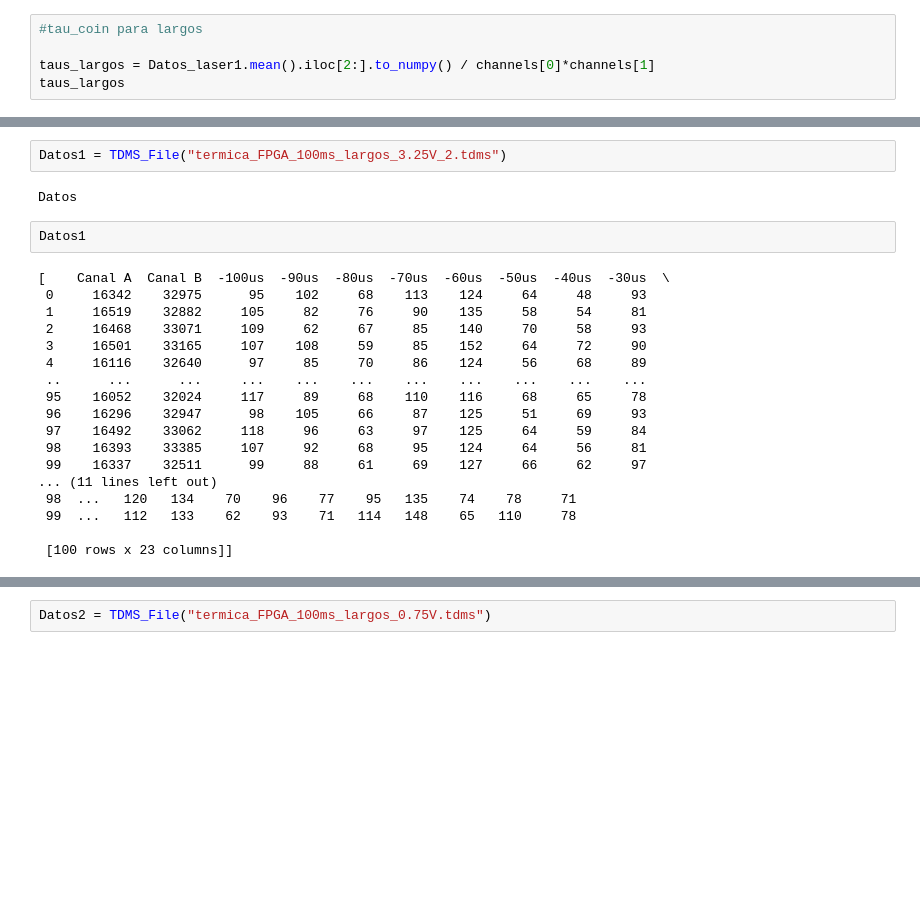
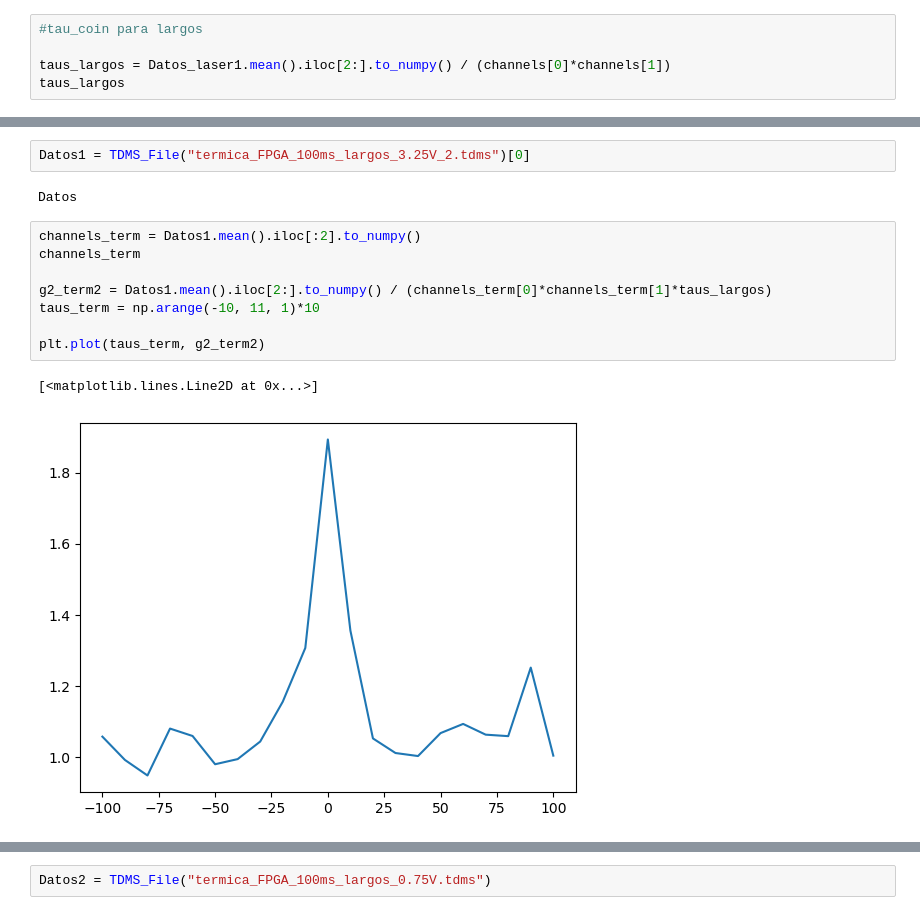
Before and after one commit to ThomasAnkhe/Quantum_Optics_Lab, a Jupyter notebook: 4.Correlation_function/Medicion_g(2).ipynb, the cells around one changed output, grey strips where cells are left out. Drawn from its saved outputs; the diff is of its cells as text; blank space fills up the shorter version.

```diff
--- a/4.Correlation_function/Medicion_g(2).ipynb
+++ b/4.Correlation_function/Medicion_g(2).ipynb
@@ -83,6 +99,6 @@ array([47124.7       , 89291.28333333])
 # %%
 #tau_coin para largos
 
-taus_largos = Datos_laser1.mean().iloc[2:].to_numpy() / channels[0]*channels[1]
+taus_largos = Datos_laser1.mean().iloc[2:].to_numpy() / (channels[0]*channels[1])
 taus_largos
 # %% [output]
@@ -136,26 +152,17 @@ plt.plot(taussss, g2_term)
 [<matplotlib.lines.Line2D at 0x...>]
 [figure]
 # %%
-Datos1 = TDMS_File("termica_FPGA_100ms_largos_3.25V_2.tdms")
+Datos1 = TDMS_File("termica_FPGA_100ms_largos_3.25V_2.tdms")[0]
 # %% [output]
 Datos
 # %%
-Datos1
+channels_term = Datos1.mean().iloc[:2].to_numpy()
+channels_term
+
+g2_term2 = Datos1.mean().iloc[2:].to_numpy() / (channels_term[0]*channels_term[1]*taus_largos)
+taus_term = np.arange(-10, 11, 1)*10
+
+plt.plot(taus_term, g2_term2)
 # %% [output]
-[    Canal A  Canal B  -100us  -90us  -80us  -70us  -60us  -50us  -40us  -30us  \
- 0     16342    32975      95    102     68    113    124     64     48     93
- 1     16519    32882     105     82     76     90    135     58     54     81
- 2     16468    33071     109     62     67     85    140     70     58     93
- 3     16501    33165     107    108     59     85    152     64     72     90
- 4     16116    32640      97     85     70     86    124     56     68     89
- ..      ...      ...     ...    ...    ...    ...    ...    ...    ...    ...
- 95    16052    32024     117     89     68    110    116     68     65     78
- 96    16296    32947      98    105     66     87    125     51     69     93
- 97    16492    33062     118     96     63     97    125     64     59     84
- 98    16393    33385     107     92     68     95    124     64     56     81
- 99    16337    32511      99     88     61     69    127     66     62     97
-... (11 lines left out)
- 98  ...   120   134    70    96    77    95   135    74    78     71
- 99  ...   112   133    62    93    71   114   148    65   110     78
-
- [100 rows x 23 columns]]
+[<matplotlib.lines.Line2D at 0x...>]
+[figure, added]
```
Also changed, not shown: parts of 3 cells of this notebook.
